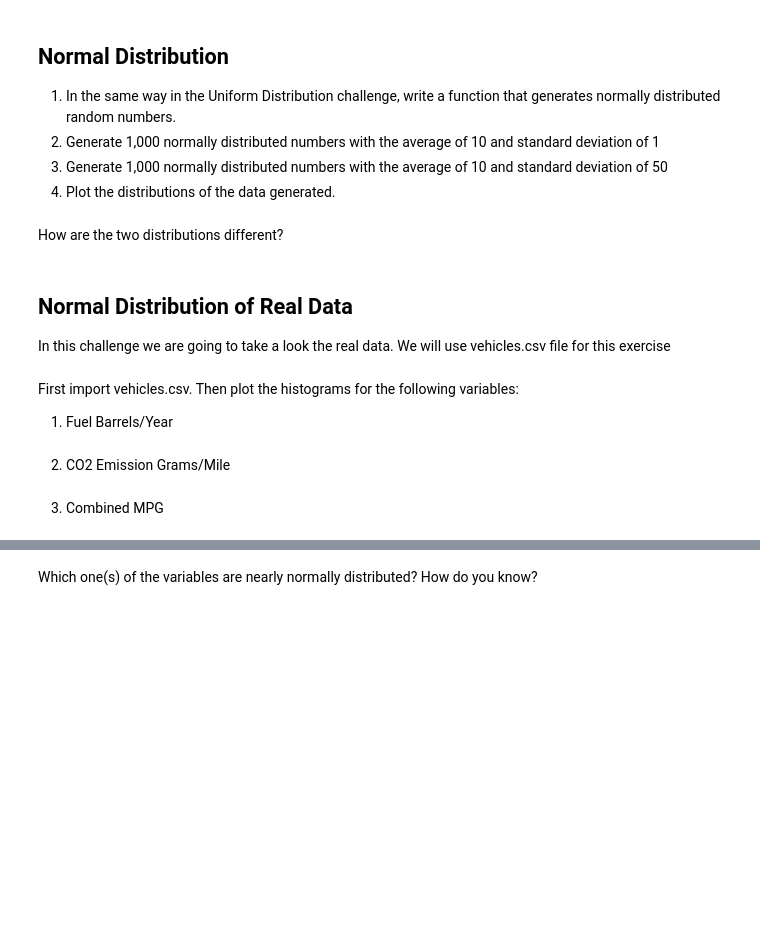
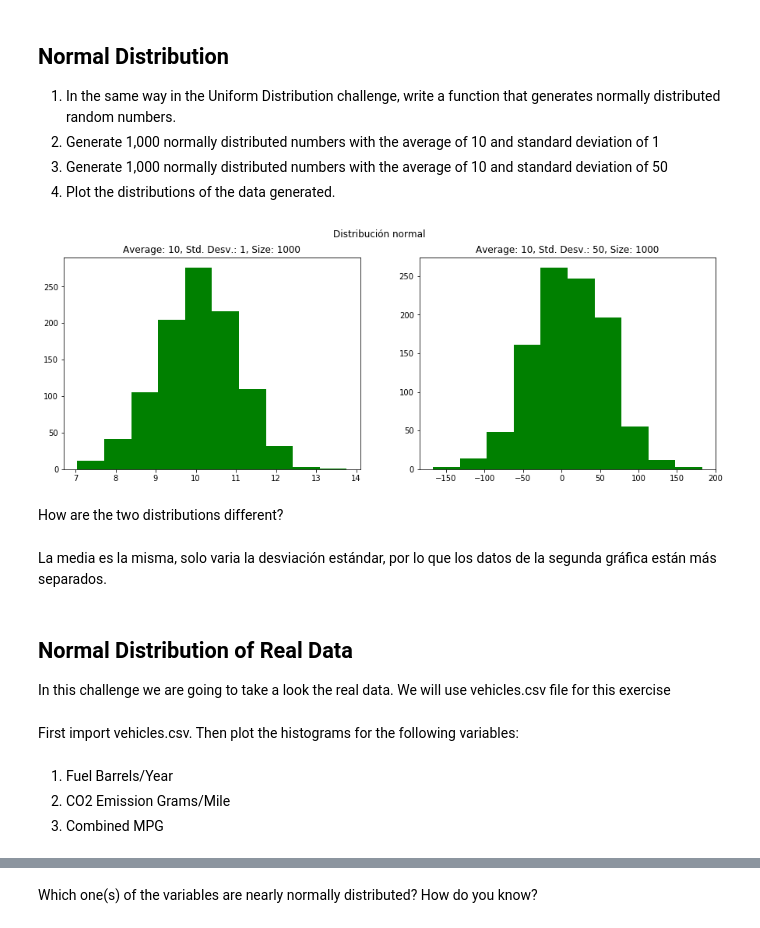
Before and after one commit to ta-datapt-bcn/lab-cont-probability-distribution, a Jupyter notebook: your_code/main.ipynb, the cells around one changed output, grey strips where cells are left out. Cells and saved outputs as stored; diff of their text form; code cells hidden in the pictures; blank space fills up the shorter version.

```diff
--- a/your_code/main.ipynb
+++ b/your_code/main.ipynb
@@ -54,5 +87,31 @@ How are the two distributions different?
 1. Generate 1,000 normally distributed numbers with the average of 10 and standard deviation of 1
 1. Generate 1,000 normally distributed numbers with the average of 10 and standard deviation of 50
 2. Plot the distributions of the data generated.
+# %%
+def normal_dist (average, std , count):
+
+
+    """
+    Genera números aleatorios que forman una distribución normal.
+
+    Inputs:
+    * average - Promedio de la distribución
+    * std - Desviación estándar
+    * count - Cantidad de números
+
+    Output:
+    * Matriz de números aleatorios de una distribución normal .
+
+    """
+    return np.random.normal(average, std, count)
+# %%
+fig, ax = plt.subplots(1,2)
+fig.suptitle("Distribución normal")
+_=ax[0].hist(x = normal_dist(10,1,1000), bins = 10 ,color = "g")
+_=ax[0].set_title("Average: 10, Std. Desv.: 1, Size: 1000")
+_=ax[1].hist(x = normal_dist(10,50,1000), bins = 10, color = "g")
+_=ax[1].set_title("Average: 10, Std. Desv.: 50, Size: 1000")
+# %% [output]
+[figure, added]
 # %% [markdown]
 How are the two distributions different?
@@ -61,3 +118,5 @@ How are the two distributions different?
+# %% [markdown]
+La media es la misma, solo varia la desviación estándar, por lo que los datos de la segunda gráfica están más separados.
 # %% [markdown]
 ## Normal Distribution of Real Data
 
@@ -65,7 +124,5 @@ In this challenge we are going to take a look the real data. We will use vehicle
 # %% [markdown]
 First import vehicles.csv.
 Then plot the histograms for the following variables:
-
-1. Fuel Barrels/Year
 # %%
 # your code here
@@ -72,4 +130,4 @@ Then plot the histograms for the following variables:
 # %% [markdown]
+1. Fuel Barrels/Year
 2. CO2 Emission Grams/Mile
+3. Combined MPG
-# %% [markdown]
-3. Combined MPG
```
Also changed, not shown: parts of 20 cells of this notebook.
